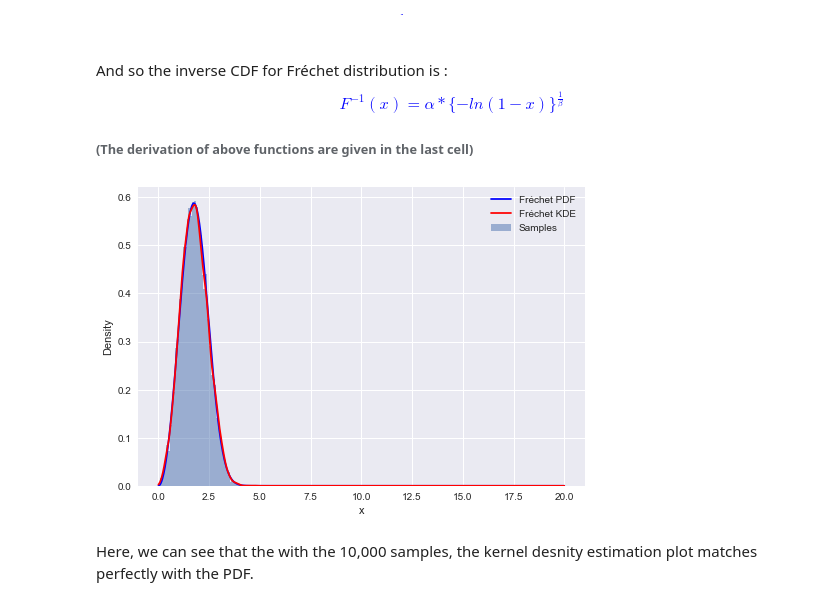
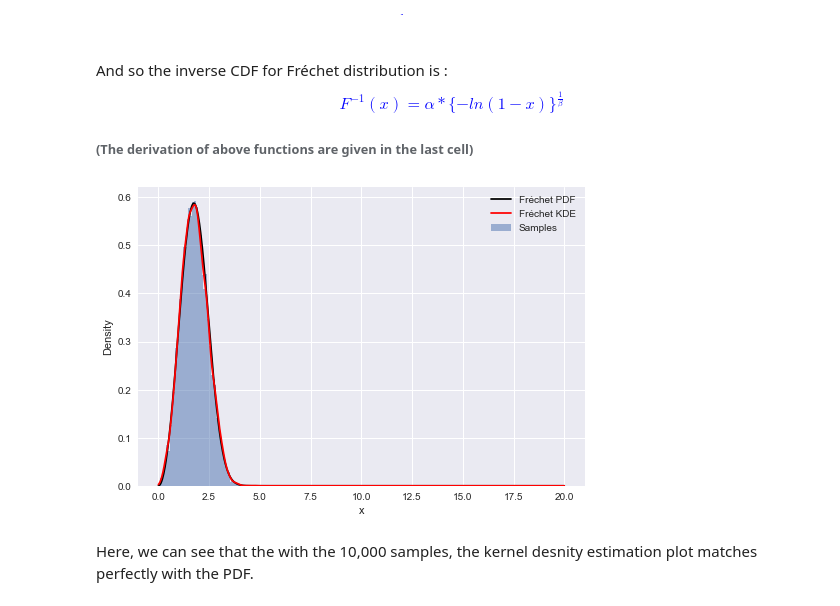
Before and after one commit to me-aashish/IITG-Summer-Internship-2023-Tasks, a Jupyter notebook: IITG task-1.ipynb, the cells around one changed output. Drawn from its saved outputs; the diff is of its cells as text; code cells hidden in the pictures.

```diff
--- a/IITG task-1.ipynb
+++ b/IITG task-1.ipynb
@@ -28,41 +28,41 @@ import matplotlib.pyplot as plt
 from scipy.stats import gaussian_kde
 
 # Define the inverse CDF function for the Weibull distribution
-def weibull_icdf(u, alpha, beta):
+def inverse_cdf_Fréchet(u, alpha, beta):
     return alpha * (-np.log(1 - u))**(1/beta)
 
-# Set the shape and scale parameters of the Weibull distribution
+# Set the shape and scale parameters of the Weibull distribution say
 alpha = 2
 beta = 3
 
 # Generate 10,000 random numbers using inverse CDF sampling
 num_samples = 10000
 
 #to generate same uniform random numbers from 0 to 1 agian and again
 np.random.seed(23)
 u = np.random.uniform(size=num_samples)
 
 samples = inverse_cdf_Fréchet(u, alpha, beta)
 
 # Generate the PDF plot of the Weibull distribution
 x = np.linspace(0, 20, 1000)
 pdf = (beta/alpha) * (x/alpha)**(beta-1) * np.exp(-(x/alpha)**beta)
 
 # Generate the kernel density estimation plot of the generated samples
 kde = gaussian_kde(samples)
 kde_x = np.linspace(0, 20, 1000)
 kde_y = kde(kde_x)
 
 # Plot the histogram, PDF plot, and KDE plot of the generated samples
 plt.style.use("seaborn")
 plt.hist(samples, bins=50, density=True, alpha=0.5, label="Samples")
-plt.plot(x, pdf, label="Fréchet PDF",color="blue")
+plt.plot(x, pdf, label="Fréchet PDF",color="black")
 plt.plot(kde_x, kde_y, label="Fréchet KDE",color="red")
 plt.xlabel("x")
 plt.ylabel("Density")
 plt.legend()
 plt.show()
 # %% [output]
-[figure, old version]
+[figure, new version]
 # %% [markdown]
 Here, we can see that the with the 10,000 samples, the kernel desnity estimation plot matches perfectly with the PDF.
```
Also changed, not shown: parts of 5 cells of this notebook.
